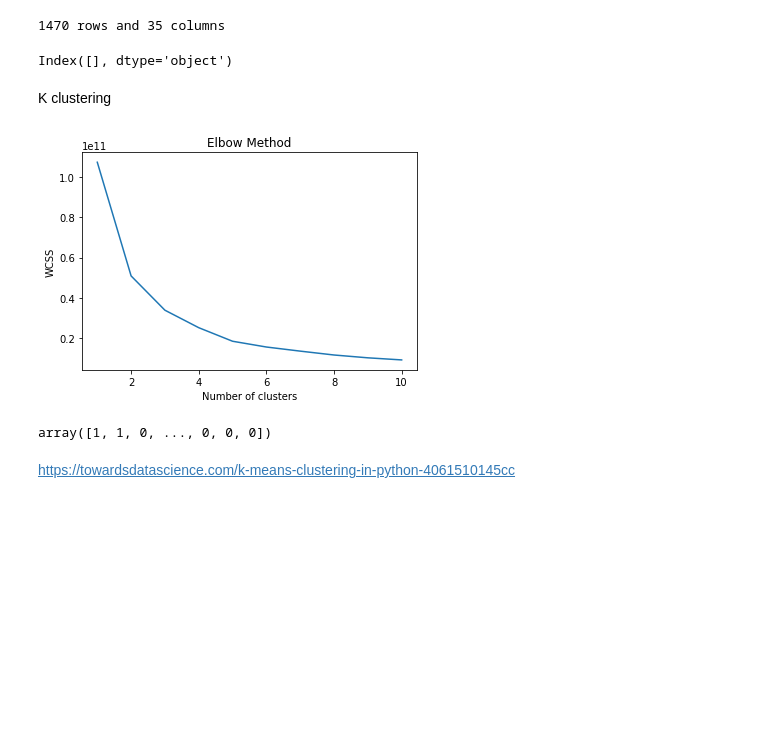
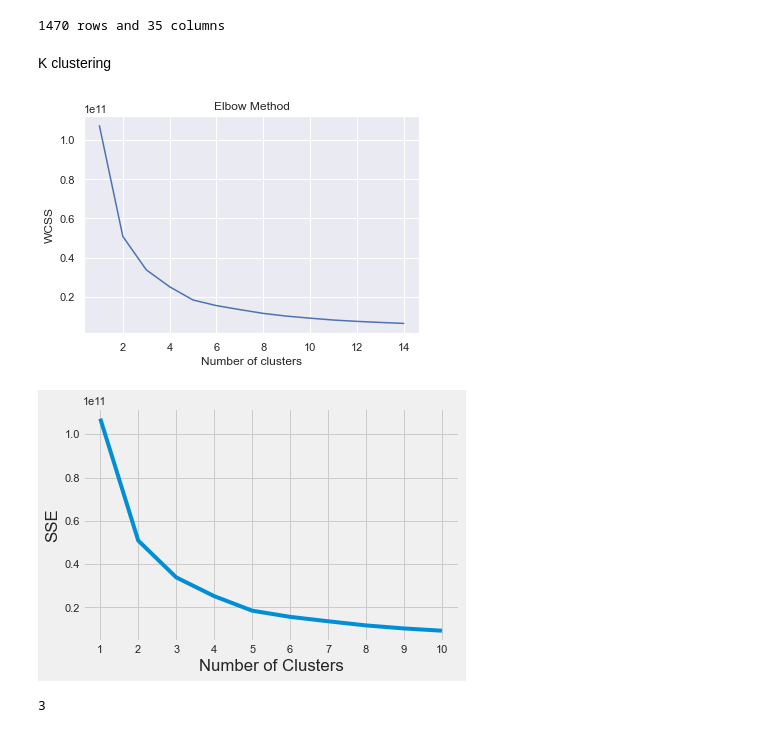
Before and after one commit to AmanKrishna171/HR_Analytics_Data_Science_Project, a Jupyter notebook: CW_Part2.ipynb, the cells around one changed output. Saved outputs shown, nothing was run; the diff lists cells and outputs as text; code cells hidden in the pictures; blank space fills up the shorter version.

```diff
--- a/CW_Part2.ipynb
+++ b/CW_Part2.ipynb
@@ -1,12 +1,15 @@
 # %%
 import pandas as pd
 import numpy as np
-import seaborn as sns
+import seaborn as sns; sns.set()
 import matplotlib as mp
+from sklearn import metrics
 import matplotlib.pyplot as plt
-from sklearn.cluster import KMeans
+from sklearn.cluster import KMeans,MiniBatchKMeans,AffinityPropagation
+from sklearn.model_selection import train_test_split
+from sklearn.metrics import confusion_matrix,accuracy_score
 
-df = pd.read_csv(r"C:\Users\amank\DMML CW\IBM.csv")
+df = pd.read_csv(r"D:\One drive\OneDrive - Heriot-Watt University\AA Year 4\DL\DL CW\IBM.csv")
 df.dataframeName = 'IBM.csv'
 nRow, nCol = df.shape
 print(f'{nRow} rows and {nCol} columns')
@@ -22,30 +25,21 @@ df.drop('MaritalStatus',axis =1,inplace=True)
 df.replace({'Yes':1,'No':0,'Male':1,'Female':2,'Travel_Rarely' : 1, 'Travel_Frequently' : 2, 'Non-Travel' : 3,
 'Sales' : 1, 'Research & Development' : 2, 'Human Resources' : 3,'Life Sciences':1,'Medical':2,'Other':3,'Marketing':4,'Technical Degree':5}, inplace=True)
 X = df.drop(['Attrition'],axis=1)
-categorical_data = df.select_dtypes('object')
-categorical_data.keys()
+y = df['Attrition']
 # %% [output]
 1470 rows and 35 columns
-Index([], dtype='object')
 # %% [markdown]
 K clustering
 # %%
 wcss = []
-for i in range(1, 11):
+for i in range(1, 15):
     kmeans = KMeans(n_clusters=i, init='k-means++', max_iter=300, n_init=10, random_state=0)
     kmeans.fit(df)
     wcss.append(kmeans.inertia_)
-plt.plot(range(1, 11), wcss)
+plt.plot(range(1, 15), wcss)
 plt.title('Elbow Method')
 plt.xlabel('Number of clusters')
 plt.ylabel('WCSS')
 plt.show()
 # %% [output]
-[figure, old version]
+[figure, new version]
-# %%
-model = KMeans(n_clusters=2)
-model.fit(X)
-
-model.labels_
-# %% [output]
-array([1, 1, 0, ..., 0, 0, 0])
@@ -59,2 +46,21 @@ for K in range(1, 10):
-# %% [markdown]
-https://towardsdatascience.com/k-means-clustering-in-python-4061510145cc
+# %%
+sse = []
+for k in range(1, 11):
+    kmeans = KMeans(n_clusters=k)
+    kmeans.fit(X)
+    sse.append(kmeans.inertia_)
+
+plt.style.use("fivethirtyeight")
+plt.plot(range(1, 11), sse)
+plt.xticks(range(1, 11))
+plt.xlabel("Number of Clusters")
+plt.ylabel("SSE")
+plt.show()
+# %% [output]
+[figure, added]
+# %%
+from kneed import KneeLocator
+kl = KneeLocator(    range(1, 11), sse, curve="convex", direction="decreasing" )
+kl.elbow
+# %% [output]
+3
```
Also changed, not shown: parts of 12 cells of this notebook, 1 other file.
